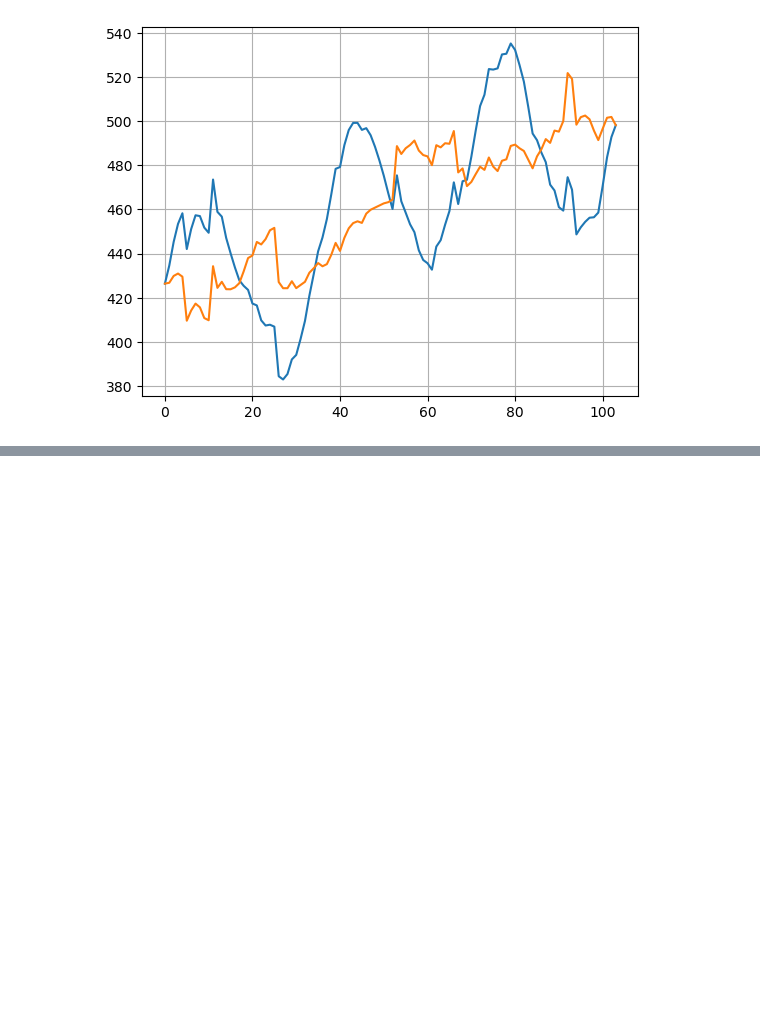
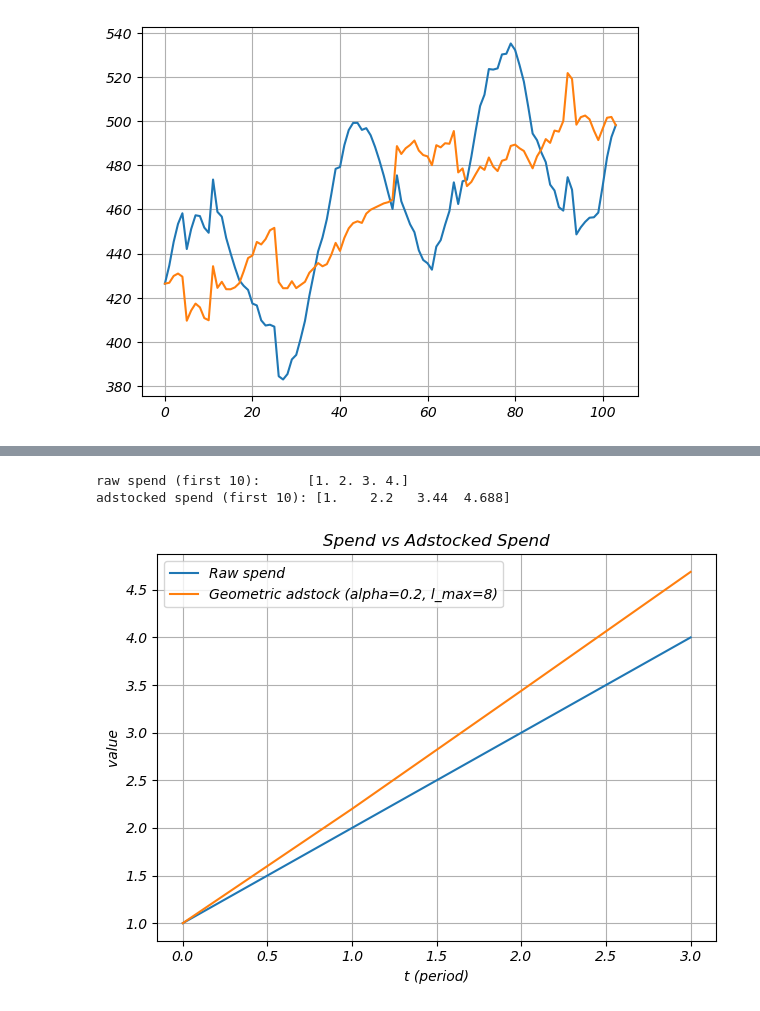
Before and after one commit to fmarthoz/ardl, a Jupyter notebook: generating_datasets_example.ipynb, the cells around one changed output, grey strips where cells are left out. Cells and saved outputs as stored; diff of their text form; code cells hidden in the pictures; blank space fills up the shorter version.

```diff
--- a/generating_datasets_example.ipynb
+++ b/generating_datasets_example.ipynb
@@ -60,3 +142,18 @@ plt.grid(True)
 plt.show()
 # %% [output]
 [figure]
+# %%
+import pymc as pm
+import numpy as np
+from pymc_marketing.mmm import GeometricAdstock
+
+
+x = np.asarray(z, dtype=float) # shape (52,)
+adstock = GeometricAdstock(l_max=8) # carryover up to 8 weeks
+
+
+with pm.Model() as m:
+    x_ad = adstock.apply(x) # transformed series (52,)
+    beta = pm.Normal("beta", 0, 1)
+    mu = pm.Normal("intercept", 0, 1) + beta * x_ad
+# ... likelihood for your target y goes here ...
@@ -62,0 +164,63 @@ plt.show()
+# %%
+import numpy as np
+import matplotlib.pyplot as plt
+import pytensor
+import pytensor.tensor as pt
+
+# Prefer the transformer function (most stable for "just transform an array")
+from pymc_marketing.mmm.transformers import geometric_adstock
+
+
+def adstock_array(x: np.ndarray, alpha: float = 0.5, l_max: int = 13, normalize: bool = False) -> np.ndarray:
+    """
+    Apply geometric adstock to a 1D numpy array and return a numpy array.
+
+    Parameters
+    ----------
+    x : np.ndarray
+        1D spend series (e.g., length 52).
+    alpha : float
+        Decay (0..1). Higher => longer carryover.
+    l_max : int
+        Max lag length.
+    normalize : bool
+        If True, normalizes the weights to sum to 1 (implementation-dependent behavior).
+
+    Returns
+    -------
+    np.ndarray
+        Adstocked series, same length as x.
+    """
+    x = np.asarray(x, dtype=float).reshape(-1)
+
+    x_sym = pt.vector("x")  # symbolic placeholder
+    y_sym = geometric_adstock(x_sym, alpha=alpha, l_max=l_max, normalize=normalize)
+
+    f = pytensor.function([x_sym], y_sym)  # compile once
+    return f(x)  # evaluate -> numpy array
+
+
+# ---- Example usage ----
+spend = np.asarray([1,2,3,4], dtype=float)   # <-- your 52 values here
+
+alpha = 0.2
+l_max = 8
+spend_ad = adstock_array(spend, alpha=alpha, l_max=l_max, normalize=False)
+
+print("raw spend (first 10):     ", spend[:10])
+print("adstocked spend (first 10):", spend_ad[:10])
+
+plt.figure()
+plt.plot(spend, label="Raw spend")
+plt.plot(spend_ad, label=f"Geometric adstock (alpha={alpha}, l_max={l_max})")
+plt.title("Spend vs Adstocked Spend")
+plt.xlabel("t (period)")
+plt.ylabel("value")
+plt.legend()
+plt.grid(True)
+plt.tight_layout()
+plt.show()
+# %% [output]
+raw spend (first 10):      [1. 2. 3. 4.]
+adstocked spend (first 10): [1.    2.2   3.44  4.688]
+[figure, added]
```
Also changed, not shown: parts of 13 cells of this notebook, 1 other file.
